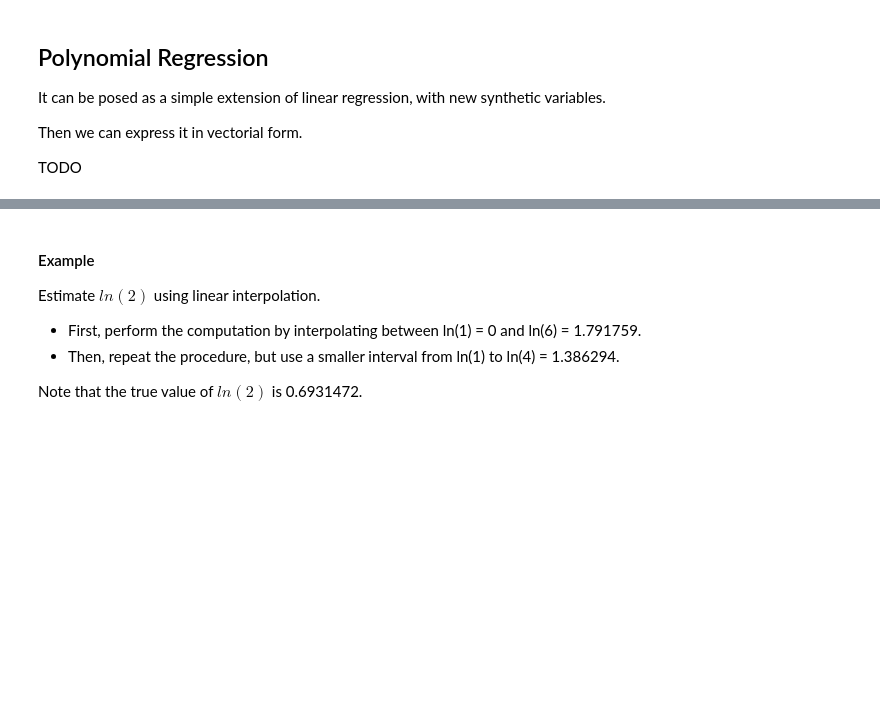
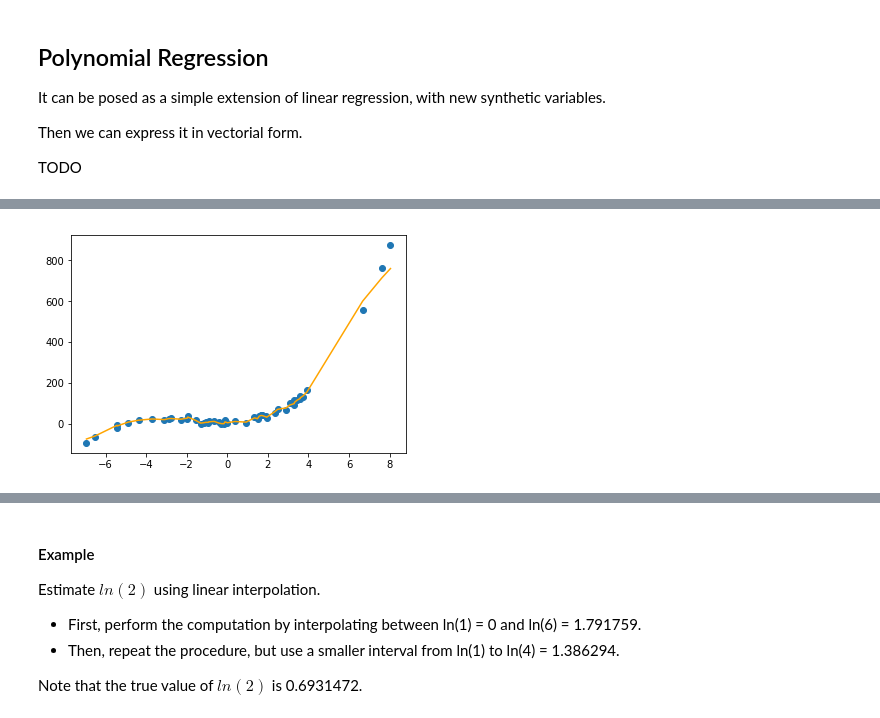
Before and after one commit to danimateos/numerical_methods, a Jupyter notebook: section-05.ipynb, the cells around one changed output, grey strips where cells are left out. Drawn from its saved outputs; the diff is of its cells as text; code cells hidden in the pictures; blank space fills up the shorter version.

```diff
--- a/section-05.ipynb
+++ b/section-05.ipynb
@@ -136,0 +146,13 @@ plt.plot(xs_prediction, ys_predicted, c='Orange')
+# %%
+from sklearn.ensemble import RandomForestRegressor
+
+rf = RandomForestRegressor()
+
+rf.fit(xs.reshape(-1,1), ys)
+plt.scatter(xs, ys)
+
+xs.sort()
+predictions = rf.predict(xs.reshape(-1,1))
+plt.plot(xs, predictions , c='Orange');
+# %% [output]
+[figure, added]
```
Also changed, not shown: parts of 15 cells of this notebook, 1 other file.
